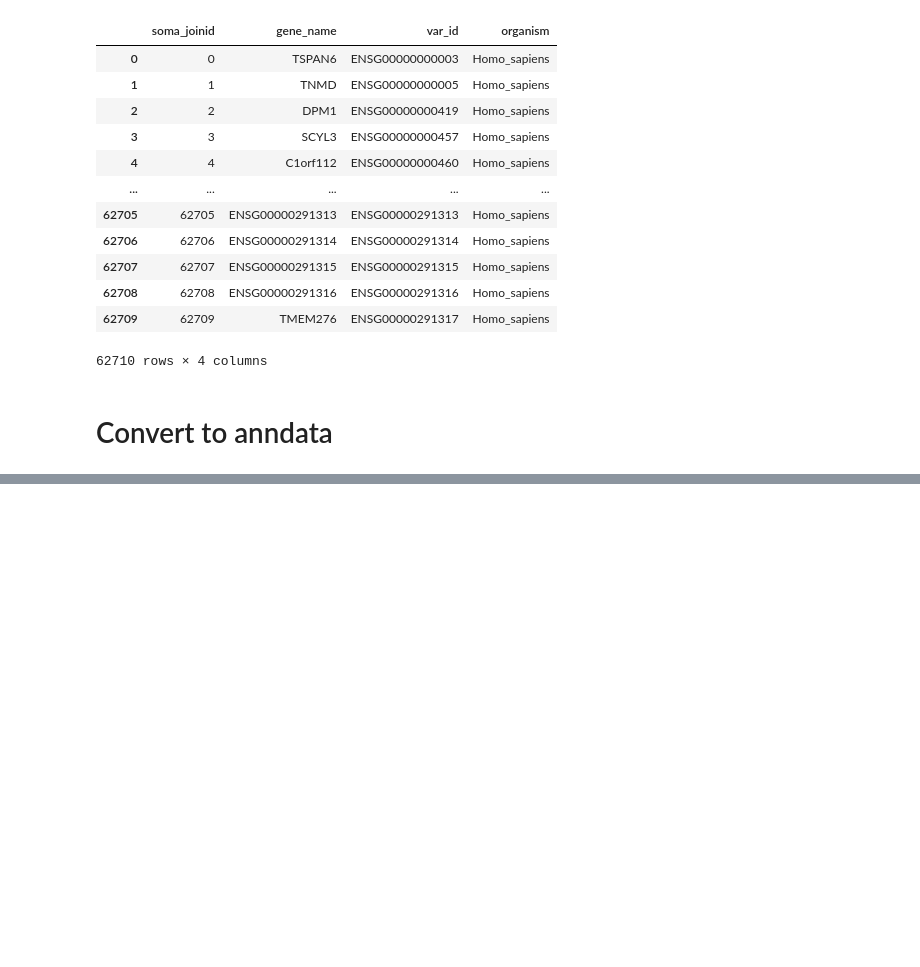
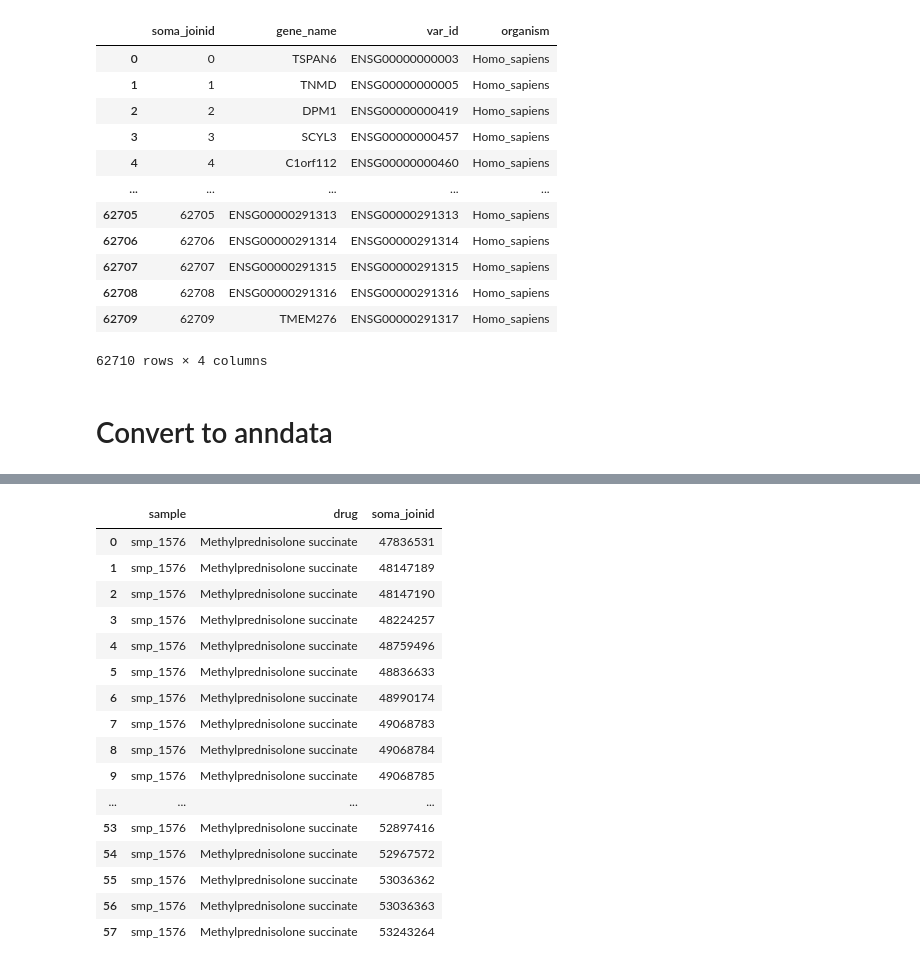
Before and after one commit to bioinfo-tsukuba/scRecounter, a Jupyter notebook: notebooks/tiledb/tahoe-100_tutorial.ipynb, the cells around one changed output, grey strips where cells are left out. Drawn from its saved outputs; the diff is of its cells as text; code cells hidden in the pictures; blank space fills up the shorter version.

```diff
--- a/notebooks/tiledb/tahoe-100_tutorial.ipynb
+++ b/notebooks/tiledb/tahoe-100_tutorial.ipynb
@@ -640,8 +629,8 @@ df_var
 # Convert to anndata
 # %%
 # extract a  samples
-obs_query = tiledbsoma.AxisQuery(value_filter='sample in ["smp_2743"]')
-adata = get_anndata(db_uri, obs_query=obs_query, measurement_name="RNA", X_name="X", max_workers=12, obs_columns=["sample"])
+obs_query = tiledbsoma.AxisQuery(value_filter='sample in ["smp_1576"]')
+adata = get_anndata(db_uri, obs_query=obs_query, measurement_name="RNA", X_name="X", max_workers=1, obs_columns=["sample", "drug"])
 adata
 # %% [output]
 Reading obs metadata...
@@ -647,0 +648,21 @@ Reading obs metadata...
+# %%
+# Check obs metadata
+adata.obs
+# %% [output]
+|  | sample | drug | soma_joinid |
+| 0 | smp_1576 | Methylprednisolone succinate | 47836531 |
+| 1 | smp_1576 | Methylprednisolone succinate | 48147189 |
+| 2 | smp_1576 | Methylprednisolone succinate | 48147190 |
+| 3 | smp_1576 | Methylprednisolone succinate | 48224257 |
+| 4 | smp_1576 | Methylprednisolone succinate | 48759496 |
+| 5 | smp_1576 | Methylprednisolone succinate | 48836633 |
+| 6 | smp_1576 | Methylprednisolone succinate | 48990174 |
+| 7 | smp_1576 | Methylprednisolone succinate | 49068783 |
+| 8 | smp_1576 | Methylprednisolone succinate | 49068784 |
+| 9 | smp_1576 | Methylprednisolone succinate | 49068785 |
+| ... | ... | ... | ... |
+| 53 | smp_1576 | Methylprednisolone succinate | 52897416 |
+| 54 | smp_1576 | Methylprednisolone succinate | 52967572 |
+| 55 | smp_1576 | Methylprednisolone succinate | 53036362 |
+| 56 | smp_1576 | Methylprednisolone succinate | 53036363 |
+| 57 | smp_1576 | Methylprednisolone succinate | 53243264 |
```
Also changed, not shown: parts of 37 cells of this notebook.
